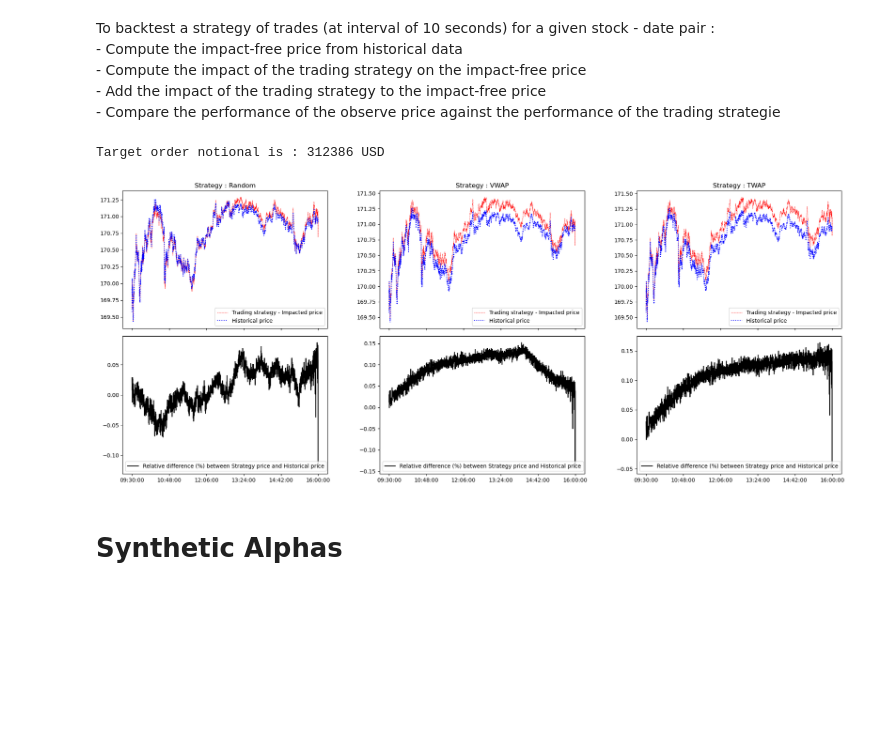
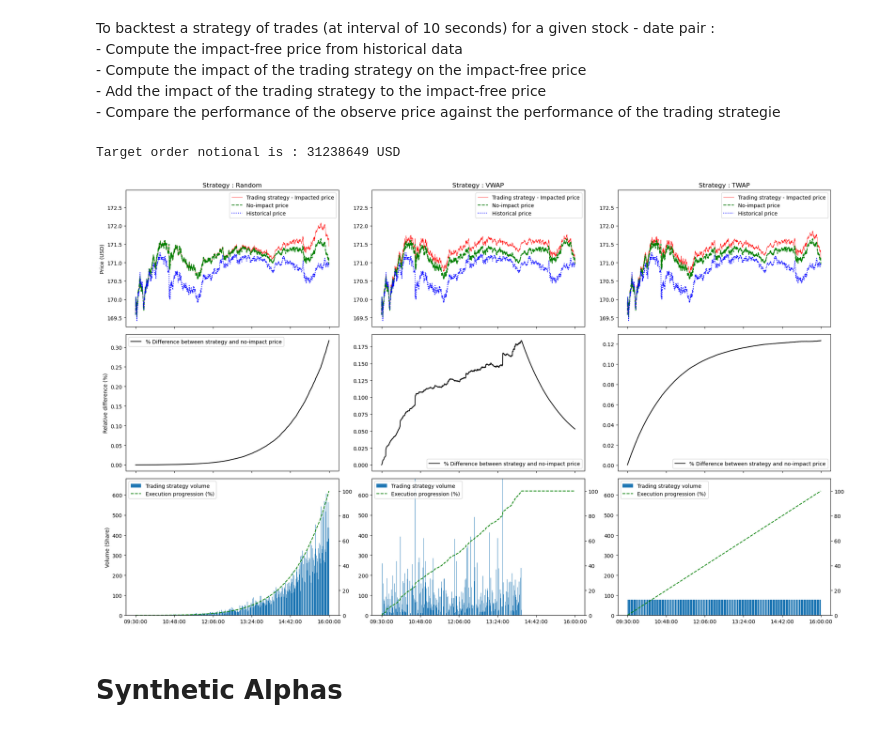
Before and after one commit to Max-Ded/computing-finance, a Jupyter notebook: High-Frequency-Algorithmic-Trading/coursework-notebook.ipynb, the cells around one changed output. Cells and saved outputs as stored; diff of their text form; code cells hidden in the pictures; blank space fills up the shorter version.

Commit message:
major fix no impact price + new backtest plots

```diff
--- a/High-Frequency-Algorithmic-Trading/coursework-notebook.ipynb
+++ b/High-Frequency-Algorithmic-Trading/coursework-notebook.ipynb
@@ -653,9 +647,9 @@ plt.show()
 # %% [markdown]
 ## Impact-less price
 # %%
-date = "2019-02-14"
+date = "2019-02-21"
 stock = "AAPL"
-price_no_impact = price_impact_model.get_no_impact_prices_df(half_life=DEFAULT_HALF_LIFE,model_type = "sqrt")
+price_no_impact = price_impact_model.get_no_impact_prices_df(half_life=DEFAULT_HALF_LIFE,model_type = "linear")
 
 price_no_impact_values = price_no_impact.loc[stock].loc[date]
 historical_price = price_impact_model.get_bin_traded_px().loc[stock].loc[date]
@@ -663,14 +657,15 @@ historical_price = price_impact_model.get_bin_traded_px().loc[stock].loc[date]
 fig,axs = plt.subplots(2,1,figsize = (10,10),sharex=True)
 x_values = price_no_impact.columns
 ax = axs[0]
-ax.plot(x_values,historical_price,color = "green",label="Impacted price")
-ax.plot(x_values,price_no_impact_values,color = "red",label="No impact price",linestyle = "dashed",linewidth = 0.5)
-
+ax.plot(x_values[:-10],historical_price[:-10],color = "green",label="Impacted price")
+ax.plot(x_values[:-10],price_no_impact_values[:-10],color = "red",label="No impact price",linestyle = "dashed",linewidth = 0.5)
+ax.set_ylabel("Price (USD)")
 ax.legend()
 ax = axs[1]
-ax.plot(x_values,(price_no_impact_values - historical_price) / historical_price * 100,color = "blue",label="Relative Difference (%) between $Price_{Observed}$ and $Price_{No Impact}$")
+ax.plot(x_values[:-10],((price_no_impact_values - historical_price) / historical_price)[:-10] * 100,color = "blue",label="Relative Difference (%) between $Price_{Observed}$ and $Price_{No Impact}$")
 step = len(ax.get_xticks()) // 5
 ax.set_xticks(ax.get_xticks()[::step])
+ax.set_ylabel("Relative difference (%)")
 ax.legend()
 # fig.suptitle(f"\nPrice of {stock} on {date} with and without impact from trades",fontsize = 18)
 plt.show()
@@ -685,48 +682,68 @@ To backtest a strategy of trades (at interval of 10 seconds) for a given stock -
 # %%
 stock = "AAPL"
 date = "2019-02-14"
-execution_factor = 0.001 # 0.1% of total volume
+execution_factor = 0.1 # 1% of total volume
+model_type = "linear"
 
 # trading_strategy = bin_traded_volume.loc[stock].loc[date].values * 100. # we trade all trades with 10% of the volume
 historical_price = price_impact_model.get_bin_traded_px().loc[stock].loc[date]
 historical_volume = price_impact_model.get_bin_traded_volume().loc[stock].loc[date]
 target_volume = historical_volume.abs().sum() * execution_factor
+no_impact_price = price_impact_model.get_no_impact_prices_df(half_life=DEFAULT_HALF_LIFE,model_type=model_type).loc[stock].loc[date]
 
 print(f"Target order notional is : {target_volume * historical_price[0]:.0f} USD")
 
 volume_curve = price_impact_model.get_volume_curve_from_data()
-random_trading_strategy = np.random.normal(loc = 0.,scale = 1,size=historical_price.size)
+# random_trading_strategy = np.random.normal(loc = 0.2,scale = 1,size=historical_price.size)
+random_trading_strategy = np.array(range(len(historical_price)))/len(historical_price) + np.random.normal(loc = 0,scale = 100/len(historical_price),size=historical_price.size)
+random_trading_strategy = np.exp(10 * np.sqrt(np.abs(random_trading_strategy)))
 random_trading_strategy = random_trading_strategy * target_volume / random_trading_strategy.sum()
 vwap_strategy = VWAP_realistic(v = historical_volume.values, Q = target_volume, V = volume_curve.loc[stock].values)
 vwap_strategy = vwap_strategy.astype(np.float64)
 twap_strategy = TWAP(v = historical_price, Q = target_volume)
 
-random_strategy_price = price_impact_model.backtest_strategies(stock = stock,date = date,trades = random_trading_strategy,half_life=DEFAULT_HALF_LIFE,model_type="sqrt")
-vwap_strategy_price = price_impact_model.backtest_strategies(stock = stock,date = date,trades = vwap_strategy,half_life=DEFAULT_HALF_LIFE,model_type="sqrt")
-twap_strategy_price = price_impact_model.backtest_strategies(stock = stock,date = date,trades = twap_strategy,half_life=DEFAULT_HALF_LIFE,model_type="sqrt")
+random_strategy_price = price_impact_model.backtest_strategies(stock = stock,date = date,trades = random_trading_strategy,half_life=DEFAULT_HALF_LIFE,model_type=model_type)
+vwap_strategy_price = price_impact_model.backtest_strategies(stock = stock,date = date,trades = vwap_strategy,half_life=DEFAULT_HALF_LIFE,model_type=model_type)
+twap_strategy_price = price_impact_model.backtest_strategies(stock = stock,date = date,trades = twap_strategy,half_life=DEFAULT_HALF_LIFE,model_type=model_type)
 
-strategies = [random_strategy_price,vwap_strategy_price,twap_strategy_price]
-strategies_label = ["Random","VWAP","TWAP"]
+strategies = [(random_strategy_price,random_trading_strategy,"Random"),(vwap_strategy_price,vwap_strategy,"VWAP"),(twap_strategy_price,twap_strategy,"TWAP")]
 
-fig,axs = plt.subplots(2,3,figsize = (20,8),sharex=True)
+fig,axs = plt.subplots(3,3,figsize = (20,12),sharex=True)
 x_values = historical_price.index
 
-for index_strat,strat in enumerate(strategies):
+for index_strat,(strat_price,strat_volume,strat_name) in enumerate(strategies):
     ax = axs[0][index_strat]
-    ax.plot(x_values,strat,color = "red",label="Trading strategy - Impacted price",linestyle = "dashed",linewidth = 0.5)
+    ax.plot(x_values,strat_price,color = "red",label="Trading strategy - Impacted price",linewidth = 0.5)
+    ax.plot(x_values,no_impact_price,color = "green",label="No-impact price",linestyle="dashed")
     ax.plot(x_values,historical_price,color = "blue",label="Historical price", linestyle=":")
-    ax.set_title(f"Strategy : {strategies_label[index_strat]}")
+    ax.set_title(f"Strategy : {strat_name}")
     ax.legend()
+    ax.set_ylim((historical_price.min()*0.999,historical_price.max()*1.01))
+    if index_strat==0:
+        ax.set_ylabel("Price (USD)")
     step = len(ax.get_xticks()) // 5
     ax.set_xticks(ax.get_xticks()[::step])
     ax = axs[1][index_strat]
-    ax.plot(x_values,(strat-historical_price)/historical_price * 100,label= "Relative difference (%) between Strategy price and Historical price",color ="black")
+    if index_strat==0:
+        ax.set_ylabel("Relative difference (%)")
+    ax.plot(x_values,(strat_price-no_impact_price)/no_impact_price * 100,label= "% Difference between strategy and no-impact price",color ="black")
     ax.legend()
+    ax = axs[2][index_strat]
+    ax_percent = ax.twinx()
+    if index_strat==0:
+        ax.set_ylabel("Volume (Share)")
+    ax.bar(x_values,strat_volume,label="Trading strategy volume")
+    ax_percent.plot(x_values,np.cumsum(strat_volume)/target_volume * 100,label='Execution progression (%)',linestyle="dashed",color="green")
+    ax.set_ylim((0,target_volume / 360/7.5 * 10))
+    ax_percent.set_ylim((0,110))
+    lines, labels = ax.get_legend_handles_labels()
+    lines2, labels2 = ax_percent.get_legend_handles_labels()
+    ax.legend(lines + lines2, labels + labels2, loc="upper left")
 plt.tight_layout()
 plt.show()
 # %% [output]
-Target order notional is : 312386 USD
+Target order notional is : 31238649 USD
-[figure, old version]
+[figure, new version]
 # %% [markdown]
 # Synthetic Alphas
 # %%
```
Also changed, not shown: parts of 10 cells of this notebook.
